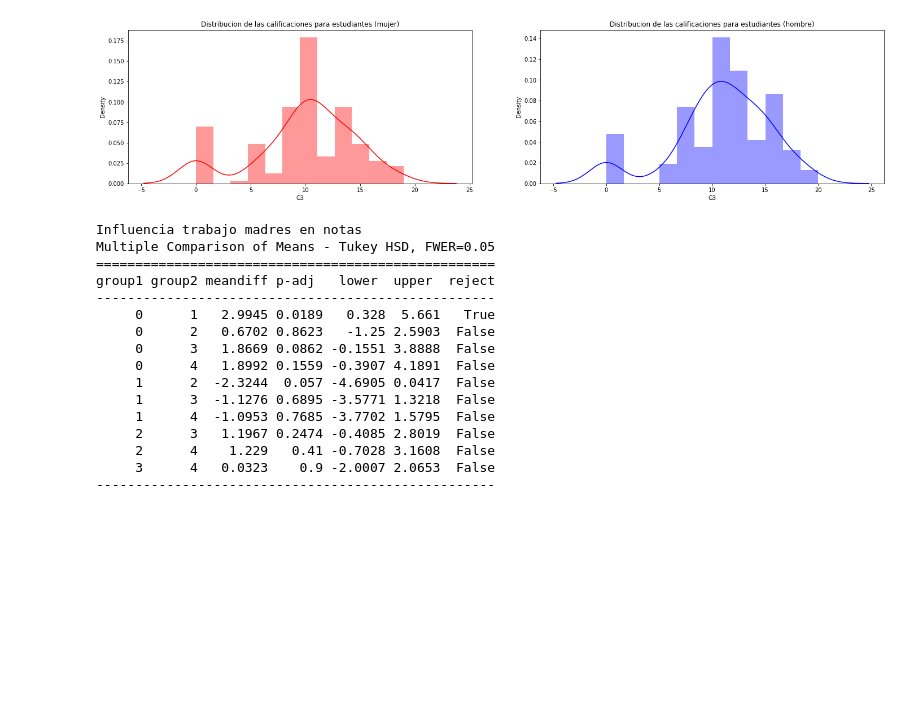
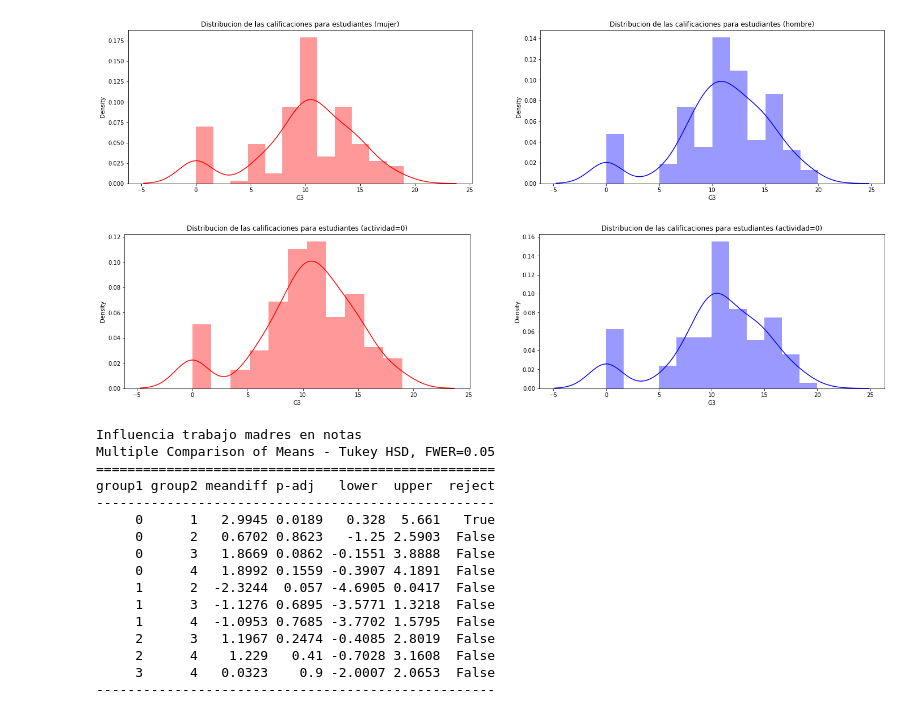
Before and after one commit to jotagectti/Data-Mining-Machine-Learning-y-Deep-Learning, a Jupyter notebook: Resolución_ejercicio_II.ipynb, the cells around one changed output. Saved outputs shown, nothing was run; the diff lists cells and outputs as text; code cells hidden in the pictures; blank space fills up the shorter version.

```diff
--- a/Resolución_ejercicio_II.ipynb
+++ b/Resolución_ejercicio_II.ipynb
@@ -466,6 +466,17 @@ ax.set_title('Distribucion de las calificaciones para estudiantes (hombre)')
 plt.show()
 # %% [output]
 [figure]
+# %%
+f= plt.figure(figsize=(24,5))
+ax=f.add_subplot(121)
+sns.distplot(dataset_mat[dataset_mat["activities"] == 0]["G3"],color='red',ax=ax)
+ax.set_title('Distribucion de las calificaciones para estudiantes (actividad=0)')
+ax=f.add_subplot(122)
+sns.distplot(dataset_mat[dataset_mat["activities"] == 1]['G3'],color='blue',ax=ax)
+ax.set_title('Distribucion de las calificaciones para estudiantes (actividad=0)')
+plt.show()
+# %% [output]
+[figure, added]
 # %%
 from statsmodels.stats.multicomp import pairwise_tukeyhsd
 import statsmodels.stats.multicomp as multi
```
Also changed, not shown: parts of 7 cells of this notebook.
